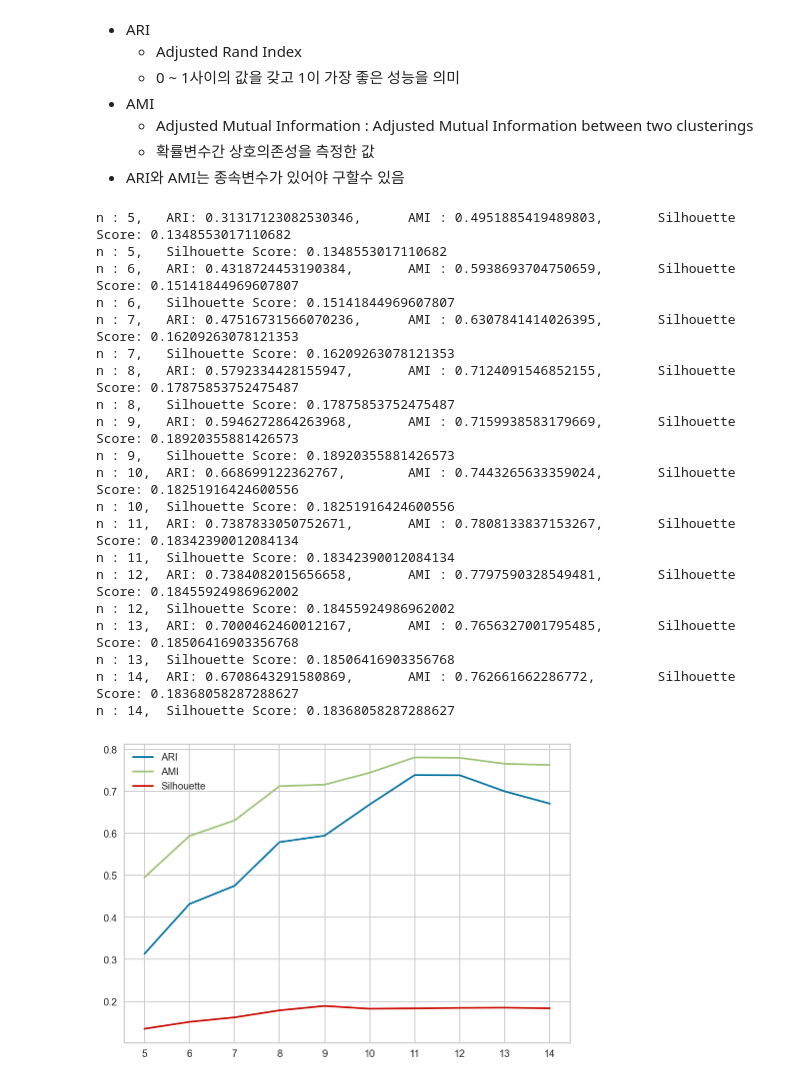
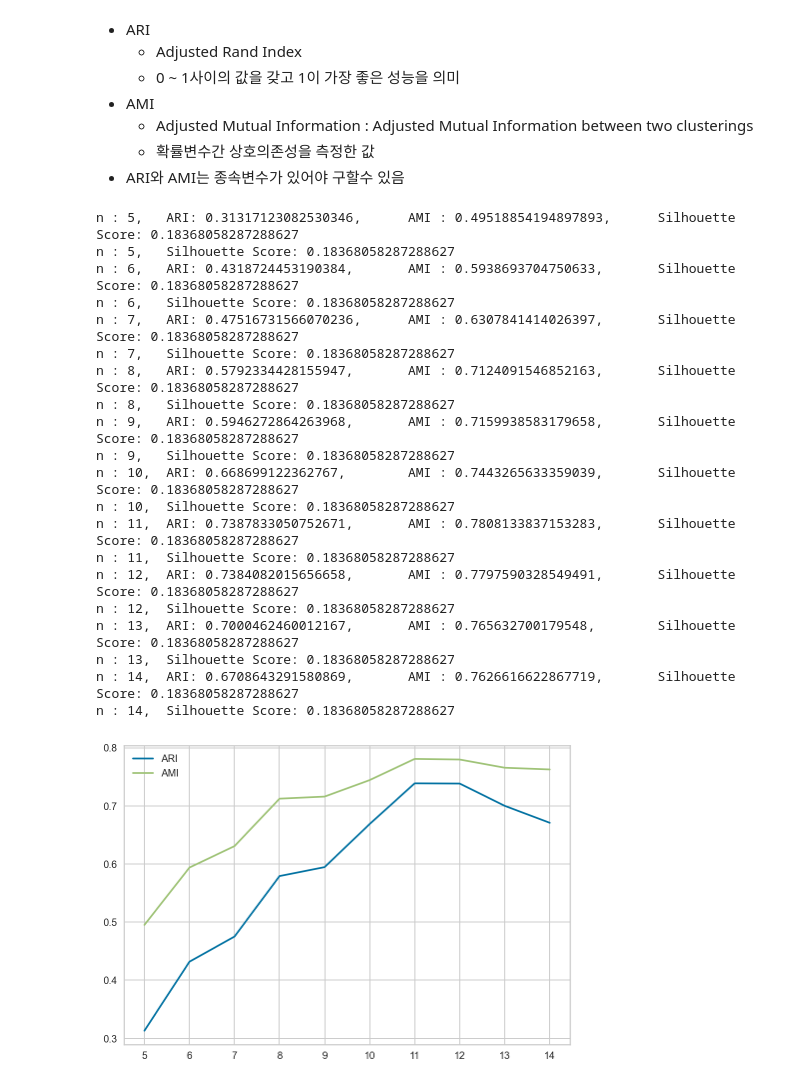
Before and after one commit to Jayh625/TIL, a Jupyter notebook: 1. Lecture/인공지능 머신러닝/Day05-클러스터링/02-k_means_2.ipynb, the cells around one changed output. Drawn from its saved outputs; the diff is of its cells as text; code cells hidden in the pictures.

```diff
--- a/1. Lecture/인공지능 머신러닝/Day05-클러스터링/02-k_means_2.ipynb
+++ b/1. Lecture/인공지능 머신러닝/Day05-클러스터링/02-k_means_2.ipynb
@@ -246,53 +230,53 @@ for n in n_datas:
 
     model = KMeans(n_clusters=n, random_state=0)
     model.fit(digits.data)
 
     # 예측 데이터
     pred = model.predict(digits.data)
 
     # 평가 지표 데이터 저장
     ari_data = adjusted_rand_score(digits.target, pred) # 실제 데이터가 있어야 평가지표 구할수 있음
     ami_data = adjusted_mutual_info_score(digits.target, pred) # 실제 데이터가 있어야 평가지표 구할수 있음
-    silhouette_data = silhouette_score(digits.data, pred) # 실제 데이터가 없어도 평가지표 구할수 있음
+#     silhouette_data = silhouette_score(digits.data, pred) # 실제 데이터가 없어도 평가지표 구할수 있음
 
     # 데이터 저장
     ari_datas.append(ari_data)
     ami_datas.append(ami_data)
-    silhouette_datas.append(silhouette_data)
+#     silhouette_datas.append(silhouette_data)
 
     # 데이터 출력
     print("n : {},\t ARI: {},\tAMI : {},\tSilhouette Score: {}".format(n, ari_data, ami_data, silhouette_data))
     print("n : {},\t Silhouette Score: {}".format(n, silhouette_data))
 
 # 그래프 출력
 
 plt.plot(n_datas, ari_datas, label="ARI")
 plt.plot(n_datas, ami_datas, label="AMI")
-plt.plot(n_datas, silhouette_datas, label="Silhouette")
+# plt.plot(n_datas, silhouette_datas, label="Silhouette")
 
 plt.xticks(n_datas)
 plt.legend()
 
 plt.show()
 # %% [output]
-n : 5,   ARI: 0.31317123082530346,      AMI : 0.4951885419489803,       Silhouette Score: 0.1348553017110682
-n : 5,   Silhouette Score: 0.1348553017110682
-n : 6,   ARI: 0.4318724453190384,       AMI : 0.5938693704750659,       Silhouette Score: 0.15141844969607807
-n : 6,   Silhouette Score: 0.15141844969607807
-n : 7,   ARI: 0.47516731566070236,      AMI : 0.6307841414026395,       Silhouette Score: 0.16209263078121353
-n : 7,   Silhouette Score: 0.16209263078121353
-n : 8,   ARI: 0.5792334428155947,       AMI : 0.7124091546852155,       Silhouette Score: 0.17875853752475487
-n : 8,   Silhouette Score: 0.17875853752475487
-n : 9,   ARI: 0.5946272864263968,       AMI : 0.7159938583179669,       Silhouette Score: 0.18920355881426573
-n : 9,   Silhouette Score: 0.18920355881426573
-n : 10,  ARI: 0.668699122362767,        AMI : 0.7443265633359024,       Silhouette Score: 0.18251916424600556
-n : 10,  Silhouette Score: 0.18251916424600556
-n : 11,  ARI: 0.7387833050752671,       AMI : 0.7808133837153267,       Silhouette Score: 0.18342390012084134
-n : 11,  Silhouette Score: 0.18342390012084134
-n : 12,  ARI: 0.7384082015656658,       AMI : 0.7797590328549481,       Silhouette Score: 0.18455924986962002
-n : 12,  Silhouette Score: 0.18455924986962002
-n : 13,  ARI: 0.7000462460012167,       AMI : 0.7656327001795485,       Silhouette Score: 0.18506416903356768
-n : 13,  Silhouette Score: 0.18506416903356768
-n : 14,  ARI: 0.6708643291580869,       AMI : 0.762661662286772,        Silhouette Score: 0.18368058287288627
+n : 5,   ARI: 0.31317123082530346,      AMI : 0.49518854194897893,      Silhouette Score: 0.18368058287288627
+n : 5,   Silhouette Score: 0.18368058287288627
+n : 6,   ARI: 0.4318724453190384,       AMI : 0.5938693704750633,       Silhouette Score: 0.18368058287288627
+n : 6,   Silhouette Score: 0.18368058287288627
+n : 7,   ARI: 0.47516731566070236,      AMI : 0.6307841414026397,       Silhouette Score: 0.18368058287288627
+n : 7,   Silhouette Score: 0.18368058287288627
+n : 8,   ARI: 0.5792334428155947,       AMI : 0.7124091546852163,       Silhouette Score: 0.18368058287288627
+n : 8,   Silhouette Score: 0.18368058287288627
+n : 9,   ARI: 0.5946272864263968,       AMI : 0.7159938583179658,       Silhouette Score: 0.18368058287288627
+n : 9,   Silhouette Score: 0.18368058287288627
+n : 10,  ARI: 0.668699122362767,        AMI : 0.7443265633359039,       Silhouette Score: 0.18368058287288627
+n : 10,  Silhouette Score: 0.18368058287288627
+n : 11,  ARI: 0.7387833050752671,       AMI : 0.7808133837153283,       Silhouette Score: 0.18368058287288627
+n : 11,  Silhouette Score: 0.18368058287288627
+n : 12,  ARI: 0.7384082015656658,       AMI : 0.7797590328549491,       Silhouette Score: 0.18368058287288627
+n : 12,  Silhouette Score: 0.18368058287288627
+n : 13,  ARI: 0.7000462460012167,       AMI : 0.765632700179548,        Silhouette Score: 0.18368058287288627
+n : 13,  Silhouette Score: 0.18368058287288627
+n : 14,  ARI: 0.6708643291580869,       AMI : 0.7626616622867719,       Silhouette Score: 0.18368058287288627
 n : 14,  Silhouette Score: 0.18368058287288627
-[figure, old version]
+[figure, new version]
```
Also changed, not shown: parts of 3 cells of this notebook, 3 other files.
